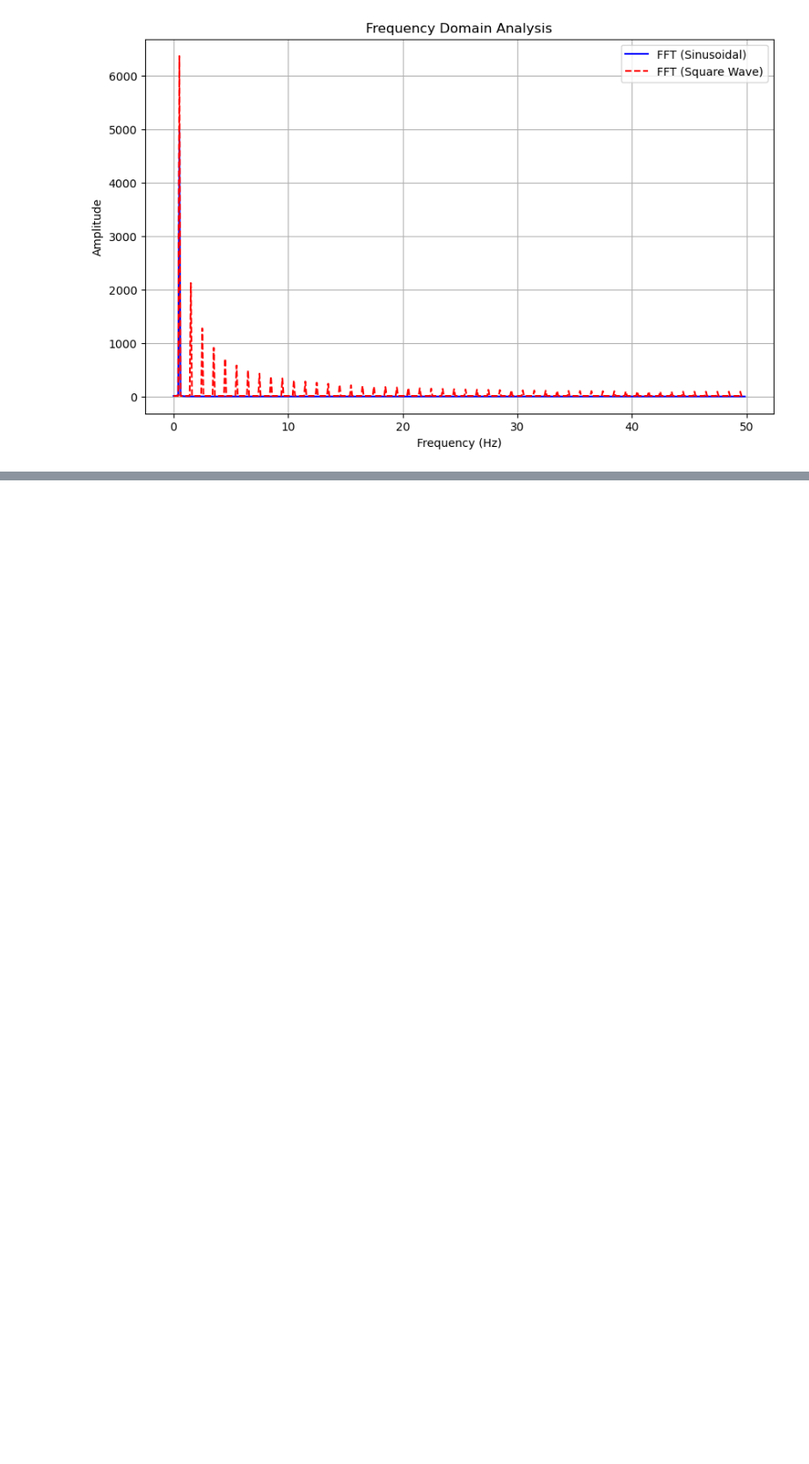
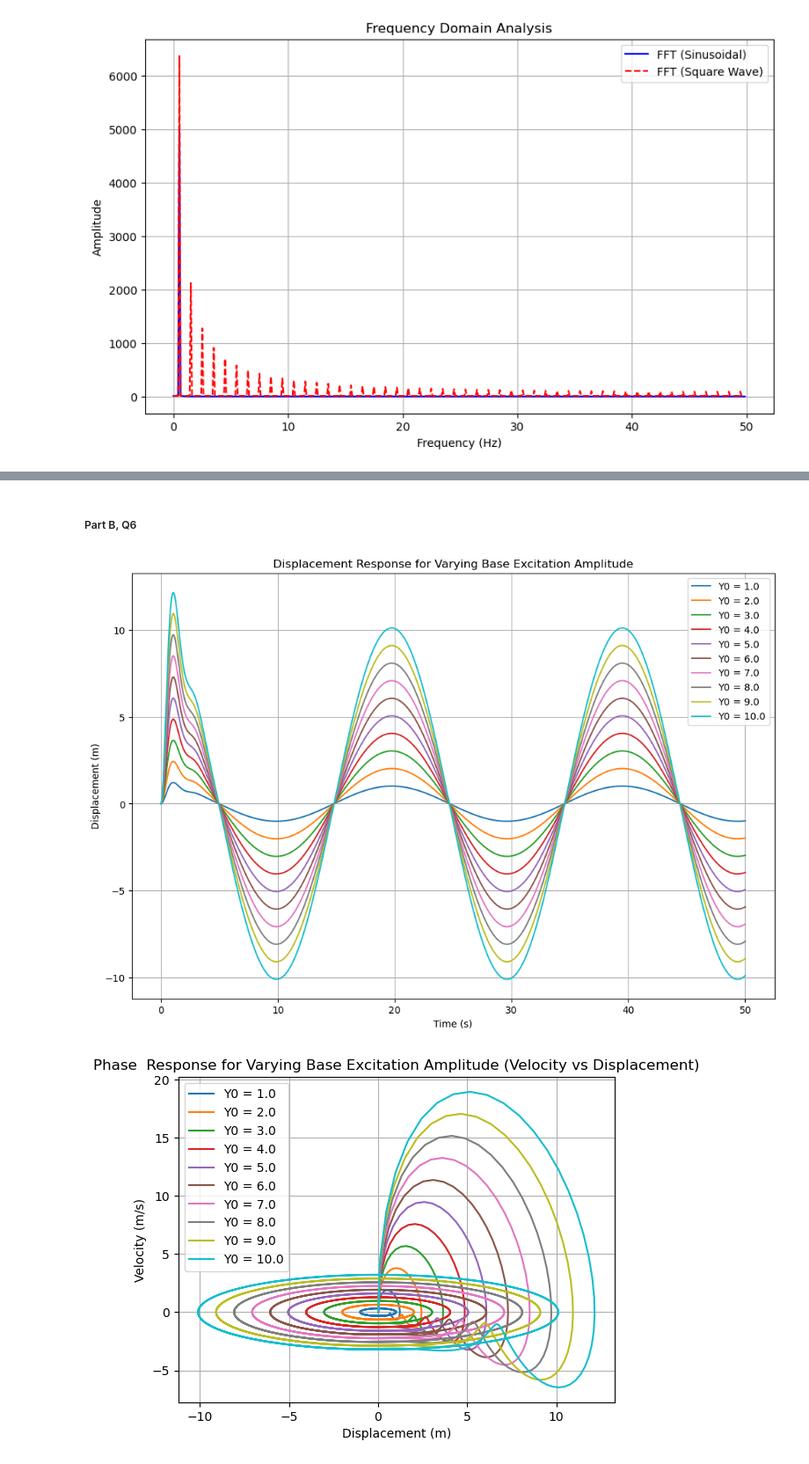
Before and after one commit to Duks31/vibrations, a Jupyter notebook: main.ipynb, the cells around one changed output, grey strips where cells are left out. Shown at 88% size. Drawn from its saved outputs; the diff is of its cells as text; code cells hidden in the pictures; blank space fills up the shorter version.

Commit message:
part 2

```diff
--- a/main.ipynb
+++ b/main.ipynb
@@ -326,0 +583,80 @@ plt.show()
+# %% [markdown]
+##### Part B, Q6
+# %%
+import numpy as np
+import matplotlib.pyplot as plt
+from scipy.integrate import solve_ivp
+
+m = 2
+c = 20
+k = 5
+omega = 2000 / (2 * np.pi * 1000)
+
+A = np.array([[0, 1], [-c/m, -k/m]])
+B = np.array([[0, 0], [c/m, k/m]])
+
+def y(t, Y0):
+    '''
+    Base excitation function
+    '''
+    return Y0 * np.cos(omega * t)
+
+def y_dot(t, Y0):
+    '''
+    Derivative of base excitation function
+    '''
+    return -Y0 * omega * np.sin(omega * t)
+
+# State-space system
+def state_space(t, state, Y0):
+    x1, x2 = state
+    y_input = y(t, Y0)
+    y_input_dot = y_dot(t, Y0)
+
+    # Compute state derivatives
+    dx1dt = x2
+    dx2dt = (-c/m) * x1 - (k/m) * x2 + (c/m) * y_input + (k/m) * y_input_dot
+
+    return [dx1dt, dx2dt]
+
+t_span = (0, 50)  # seconds
+t_eval = np.linspace(0, 50, 1000)  # Time points for evaluation
+
+Y0_values = np.linspace(1, 10, 10)  # Base excitation amplitudes
+
+plt.figure(figsize=(12, 8))
+
+for Y0 in Y0_values:
+    # Initial conditions: x(0) = 0, dx/dt(0) = 0
+    initial_state = [0, 0]
+    solution = solve_ivp(state_space, t_span, initial_state, t_eval=t_eval, args=(Y0,))
+    displacement = solution.y[0]  # x1 = displacement
+
+    plt.plot(solution.t, displacement, label=f'Y0 = {Y0:.1f}')
+
+# Formatting the plot
+plt.xlabel('Time (s)')
+plt.ylabel('Displacement (m)')
+plt.title('Displacement Response for Varying Base Excitation Amplitude')
+plt.legend()
+plt.grid()
+plt.show()
+
+for Y0 in Y0_values:
+    # Initial conditions: x(0) = 0, dx/dt(0) = 0
+    initial_state = [0, 0]
+    solution = solve_ivp(state_space, t_span, initial_state, t_eval=t_eval, args=(Y0,))
+    displacement = solution.y[0]  # x1 = displacement
+
+    plt.plot(displacement, solution.y[1], label=f'Y0 = {Y0:.1f}')
+
+# Formatting the plot
+plt.xlabel('Displacement (m)')
+plt.ylabel('Velocity (m/s)')
+plt.title('Phase  Response for Varying Base Excitation Amplitude (Velocity vs Displacement)')
+plt.legend()
+plt.grid()
+plt.show()
+# %% [output]
+[figure, added]
+[figure, added]
```
Also changed, not shown: parts of 6 cells of this notebook, 1 other file.
